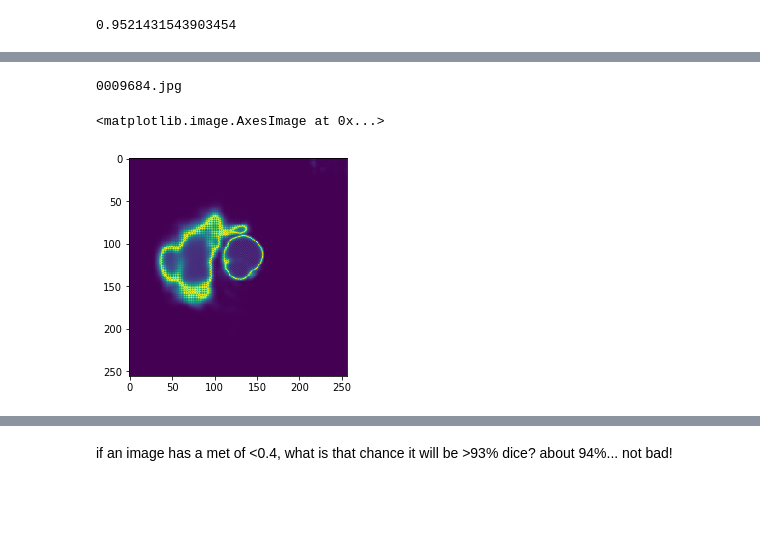
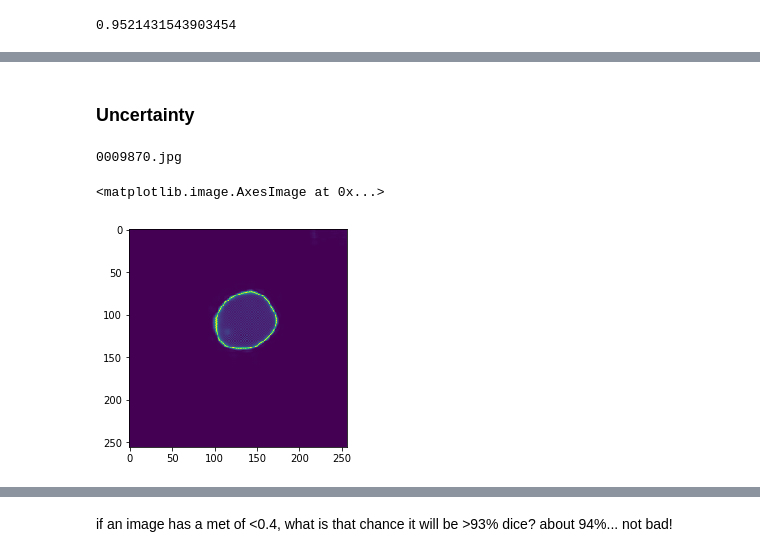
Before and after one commit to arjunsbalaji/seg_model, a Jupyter notebook: nbs/Analysis.ipynb, the cells around one changed output, grey strips where cells are left out. Cells and saved outputs as stored; diff of their text form; code cells hidden in the pictures; blank space fills up the shorter version.

```diff
--- a/nbs/Analysis.ipynb
+++ b/nbs/Analysis.ipynb
@@ -213,22 +245,25 @@ class OCTDataset(Dataset):
 
 
 
-        f, (axin, axl, ax1comb) = plt.subplots(1,3, sharey=True)
+        f, (axin, axl, ax1comb) = plt.subplots(1,3, sharey=True, figsize=(18,16))
         f.subplots_adjust(hspace=0.3)
         plt.tight_layout()
 
         #plot image
         image = axin.imshow(input_data,
                             aspect = 'equal')
+        axin.set_title('Input', fontsize=40)
         f.colorbar(image, ax=axin, orientation='vertical', fraction = 0.05)
 
         axl.imshow(l_data,
                    aspect = 'equal')
-
+        axl.set_title('Label', fontsize=40)
 
         combined = input_data + 10 * l_data
 
+
         ax1comb.imshow(combined, aspect = 'equal')
+        ax1comb.set_title('Overlayed', fontsize=40)
         plt.show()
 
     def __getitem__(self, idx):
@@ -435,3 +480,6 @@ model.get_abstract_caps_final1 = nn.Sequential(modelfake.get_abstract_caps_final
 model.load_state_dict(torch.load(Path('/workspace/oct_ca_seg/runsaves/capstunedarj1.pt')))
 # %% [output]
 <All keys matched successfully>
+# %%
+loaded_state = torch.load(Path('/workspace/oct_ca_seg/seg_model/nbs/useful/0caps_scratch.pt'))
+model.load_state_dict(loaded_state['model'])
@@ -439,0 +490,2 @@ del modelfake
+# %%
+model = model.cuda()
@@ -535,2 +677,4 @@ model.eval();
+# %%
+model = model.cuda()
 # %%
 %%time
@@ -812,13 +941,15 @@ this cell below plots the over estimate residual prediction, tune the > value to
+# %% [markdown]
+### Uncertainty
 # %%
-sample = oct_data_v[1309]
+sample = oct_data_v[120]
 print(sample['case_name'][0])
 dummy_in = (sample['input'].unsqueeze(0)).cuda()
-dummy_out = model(dummy_in)[0]
+dummy_out = model(dummy_in)[0].cpu().detach()
 plt.imshow((1-((dummy_out[0][1]-dummy_out[0][0])**2)**0.5))
 # %% [output]
-0009684.jpg
+0009870.jpg
 <matplotlib.image.AxesImage at 0x...>
-[figure, old version]
+[figure, new version]
 # %%
 %%time
 uncdata = pd.DataFrame(columns=['mean', 'std', 'sum', 'l_area','pred_area', 'met1', 'met2'])
```
Also changed, not shown: parts of 136 cells of this notebook, 10 other files.
